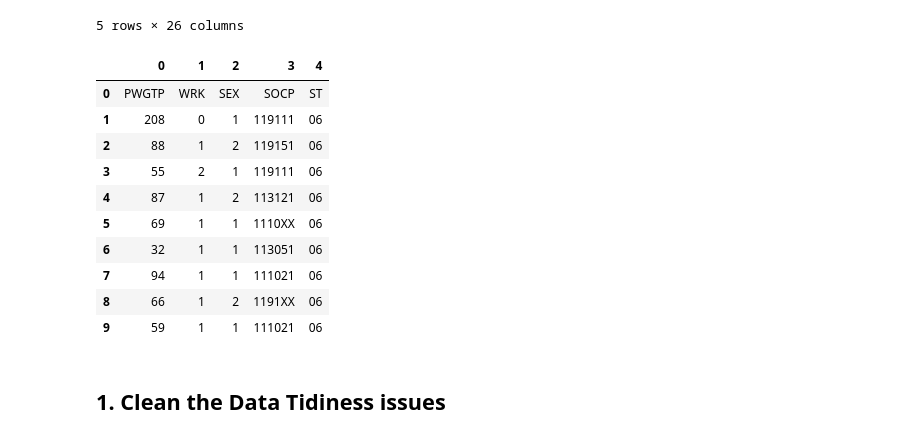
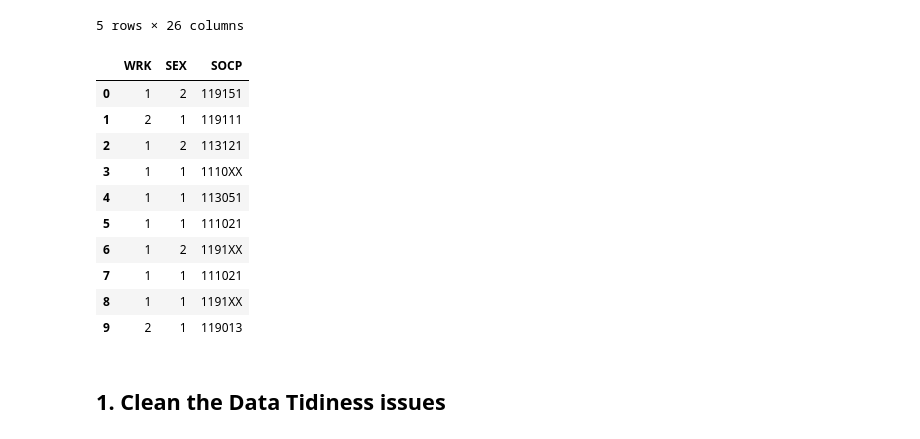
Before and after one commit to masiod/cleaning-data, a Jupyter notebook: Exercise - Cleaning Data Programmatically - Starter.ipynb, the cells around one changed output. Drawn from its saved outputs; the diff is of its cells as text; code cells hidden in the pictures.

```diff
--- a/Exercise - Cleaning Data Programmatically - Starter.ipynb
+++ b/Exercise - Cleaning Data Programmatically - Starter.ipynb
@@ -62,22 +62,22 @@ oews_data.head()
 # %%
 #DO NOT MODIFY
 #Read the cleaned .json file
-cleaned_pums = pd.read_json('2021-pums.json')
+cleaned_pums = pd.read_csv('cleaned_pums_2021.csv')
 #cleaned_pums = pd.read_json('cleaned_pums_2021.csv')
 #Show the first few rows
 cleaned_pums.head(10)
 # %% [output]
-|  | 0 | 1 | 2 | 3 | 4 |
-| 0 | PWGTP | WRK | SEX | SOCP | ST |
-| 1 | 208 | 0 | 1 | 119111 | 06 |
-| 2 | 88 | 1 | 2 | 119151 | 06 |
-| 3 | 55 | 2 | 1 | 119111 | 06 |
-| 4 | 87 | 1 | 2 | 113121 | 06 |
-| 5 | 69 | 1 | 1 | 1110XX | 06 |
-| 6 | 32 | 1 | 1 | 113051 | 06 |
-| 7 | 94 | 1 | 1 | 111021 | 06 |
-| 8 | 66 | 1 | 2 | 1191XX | 06 |
-| 9 | 59 | 1 | 1 | 111021 | 06 |
+|  | WRK | SEX | SOCP |
+| 0 | 1 | 2 | 119151 |
+| 1 | 2 | 1 | 119111 |
+| 2 | 1 | 2 | 113121 |
+| 3 | 1 | 1 | 1110XX |
+| 4 | 1 | 1 | 113051 |
+| 5 | 1 | 1 | 111021 |
+| 6 | 1 | 2 | 1191XX |
+| 7 | 1 | 1 | 111021 |
+| 8 | 1 | 1 | 1191XX |
+| 9 | 2 | 1 | 119013 |
 # %% [markdown]
 ## 1. Clean the Data Tidiness issues
 # %% [markdown]
```
Also changed, not shown: parts of 15 cells of this notebook, 2 other files.
